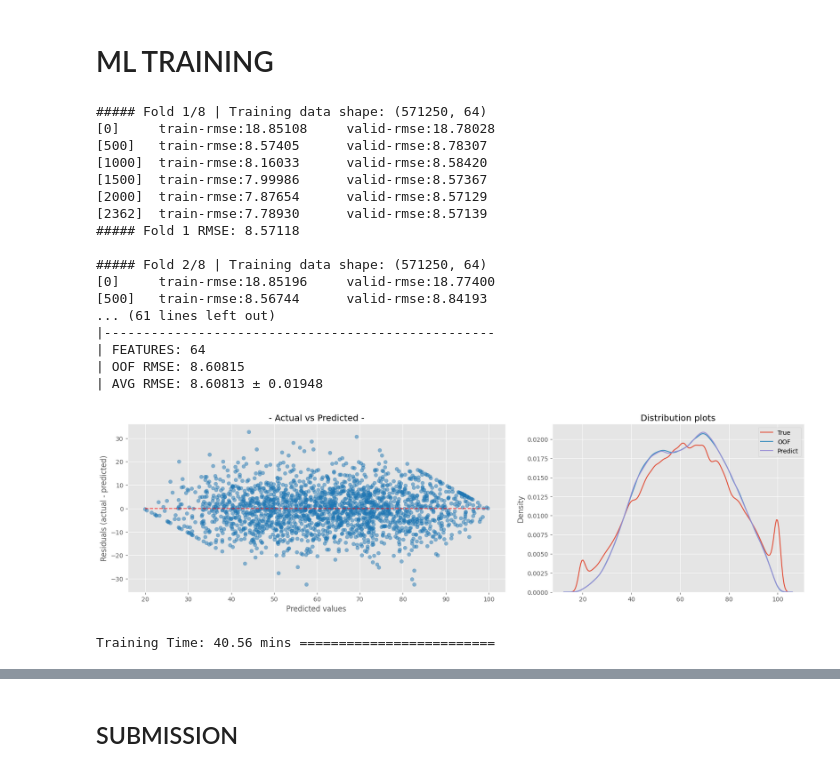
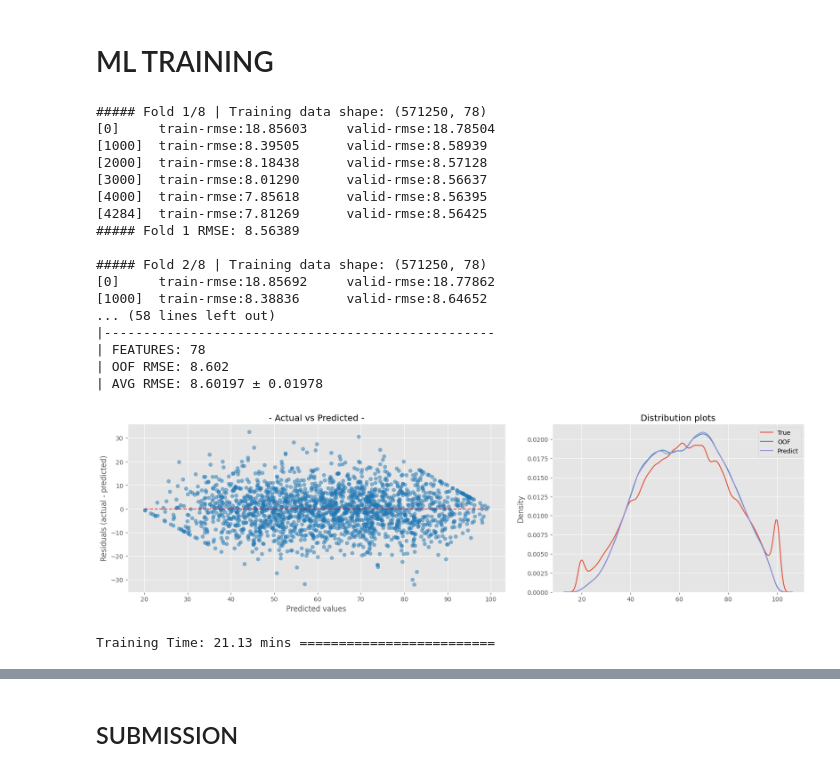
Before and after one commit to coded-sly/ps6e1-Student-Test-Score, a Jupyter notebook: ps6e1-xgb-orig-basescore.ipynb, the cells around one changed output, grey strips where cells are left out. Saved outputs shown, nothing was run; the diff lists cells and outputs as text; code cells hidden in the pictures.

```diff
--- a/ps6e1-xgb-orig-basescore.ipynb
+++ b/ps6e1-xgb-orig-basescore.ipynb
@@ -764,11 +783,11 @@ for i, (train_idx, val_idx) in enumerate(kf.split(X)):
         X_train = pd.concat([X_train, orig[FEATURES]], ignore_index=True)
         y_train = np.concatenate([y_train, orig[TARGET].values], axis=0)
 
-    # ## -- TE Opt1. -> Using CUSTOM
-    # TE = TargetEncoder(INTER, cv=4, smooth=0, aggs=['mean'], drop_original=True)
-    # X_train = TE.fit_transform(X_train, y_train)
-    # X_val   = TE.transform(X_val)
-    # X_test  = TE.transform(X_test)
+    ## -- TE Opt1. -> Using CUSTOM
+    TE = TargetEncoder(ROUND, cv=5, smooth='auto', aggs=['mean'], drop_original=True)
+    X_train = TE.fit_transform(X_train, pd.Series(y_train))
+    X_val   = TE.transform(X_val)
+    X_test  = TE.transform(X_test)
 
     # # -- TE Opt2. -- Using RAPIDS
     # for c in INTER:
@@ -790,9 +809,9 @@ for i, (train_idx, val_idx) in enumerate(kf.split(X)):
     params = {
         # 'sampling_method': 'gradient_based',
         # # ---------------------------------------
-        'grow_policy': 'lossguide',
-        'max_leaves': 256, # if lossguide
-        'max_depth': 0,  # 0 if lossguide
+        # 'grow_policy': 'lossguide',
+        # 'max_leaves': 128,
+        'max_depth': 8,  # 0 if lossguide
         # ---------------------------------------
         'objective': 'reg:squarederror',
         'eval_metric': "rmse",
@@ -825,7 +844,7 @@ for i, (train_idx, val_idx) in enumerate(kf.split(X)):
         num_boost_round = 10_000,
         evals = [(dtrain, "train"), (dval, "valid")],
         early_stopping_rounds = 250,
-        verbose_eval = 500,
+        verbose_eval = 1000,
     )
 
     y_pred = model.predict(dval, iteration_range=(0, model.best_iteration + 1))
@@ -848,50 +867,50 @@ print(f"| AVG RMSE: {np.mean(fold_scores):.5f} ± {np.std(fold_scores):.5f}{RESE
 ## -- plot_error --
 _, axs = plt.subplots(1, 2, figsize=(20, 5), gridspec_kw={'width_ratios':[0.6, 0.4], 'wspace':0.15})
 display = PredictionErrorDisplay.from_predictions(
     pd.Series(y), oof_preds, ax=axs[0], subsample=2000,
     # kind = "actual_vs_predicted",
     scatter_kwargs={"alpha": 0.5}, line_kwargs={'color': 'r'},
         )
 axs[0].set_title(f"- Actual vs Predicted -")
 
 LABELS = ['True', 'OOF', 'Predict']
 sns.kdeplot(y, ax=axs[1], label=LABELS[0])
 sns.kdeplot(oof_preds, ax=axs[1], label=LABELS[1])
 sns.kdeplot(test_preds, ax=axs[1], label=LABELS[2])
 axs[1].set_title(f"Distribution plots")
 
 for ax in axs:
     # ax.grid(False)
     ax.spines['top'].set_visible(False)
     ax.spines['right'].set_visible(False)
 
 plt.legend()
 plt.tight_layout()
 plt.show()
 
 tok = time()
 tiktok = (tok-tik) / 60
 print(f"Training Time: {tiktok:.2f} mins {'='*25}")
 # %% [output]
-##### Fold 1/8 | Training data shape: (571250, 64)
-[0]     train-rmse:18.85108     valid-rmse:18.78028
-[500]   train-rmse:8.57405      valid-rmse:8.78307
-[1000]  train-rmse:8.16033      valid-rmse:8.58420
-[1500]  train-rmse:7.99986      valid-rmse:8.57367
-[2000]  train-rmse:7.87654      valid-rmse:8.57129
-[2362]  train-rmse:7.78930      valid-rmse:8.57139
-##### Fold 1 RMSE: 8.57118
+##### Fold 1/8 | Training data shape: (571250, 78)
+[0]     train-rmse:18.85603     valid-rmse:18.78504
+[1000]  train-rmse:8.39505      valid-rmse:8.58939
+[2000]  train-rmse:8.18438      valid-rmse:8.57128
+[3000]  train-rmse:8.01290      valid-rmse:8.56637
+[4000]  train-rmse:7.85618      valid-rmse:8.56395
+[4284]  train-rmse:7.81269      valid-rmse:8.56425
+##### Fold 1 RMSE: 8.56389
 
-##### Fold 2/8 | Training data shape: (571250, 64)
-[0]     train-rmse:18.85196     valid-rmse:18.77400
-[500]   train-rmse:8.56744      valid-rmse:8.84193
-... (61 lines left out)
+##### Fold 2/8 | Training data shape: (571250, 78)
+[0]     train-rmse:18.85692     valid-rmse:18.77862
+[1000]  train-rmse:8.38836      valid-rmse:8.64652
+... (58 lines left out)
 |--------------------------------------------------
-| FEATURES: 64
-| OOF RMSE: 8.60815
-| AVG RMSE: 8.60813 ± 0.01948
+| FEATURES: 78
+| OOF RMSE: 8.602
+| AVG RMSE: 8.60197 ± 0.01978
-[figure, old version]
+[figure, new version]
-Training Time: 40.56 mins =========================
+Training Time: 21.13 mins =========================
 # %%
 float(overall_score)
 # ORIG + base_score + 5folds + 0.1 + depth 8
```
Also changed, not shown: parts of 6 cells of this notebook.
